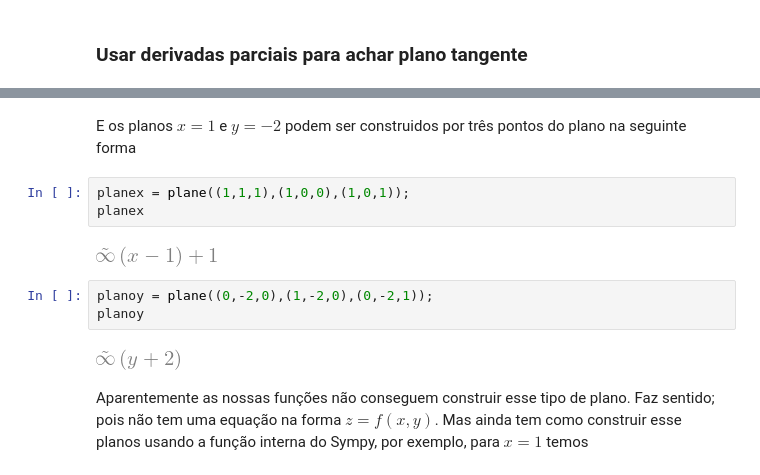
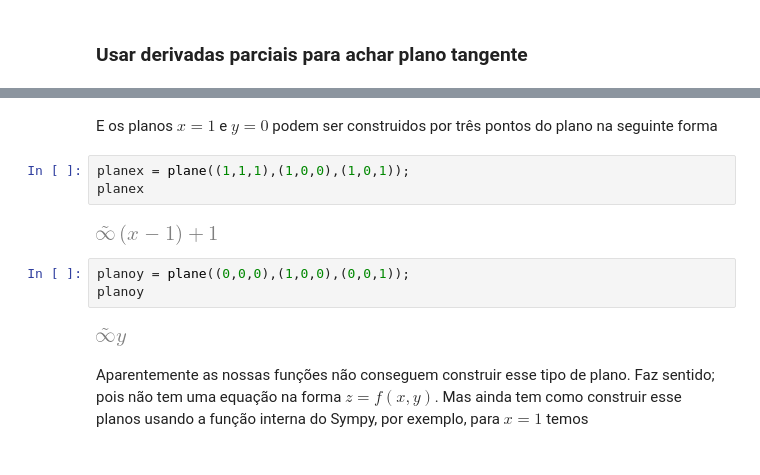
Before and after one commit to vnikoofard/vector-calculus-with-computer, a Jupyter notebook: Sympy/05-Notes-PT.ipynb, the cells around one changed output, grey strips where cells are left out. Cells and saved outputs as stored; diff of their text form.

```diff
--- a/Sympy/05-Notes-PT.ipynb
+++ b/Sympy/05-Notes-PT.ipynb
@@ -1207,17 +1209,17 @@ plt.show()
 [interactive output not drawn]
 [interactive output not drawn]
 # %% [markdown]
-E os planos $x = 1$ e $y = -2$ podem ser construidos por três pontos do plano na seguinte forma
+E os planos $x = 1$ e $y = 0$ podem ser construidos por três pontos do plano na seguinte forma
 # %%
 planex = plane((1,1,1),(1,0,0),(1,0,1));
 planex
 # %% [output]
 [figure]
 # %%
-planoy = plane((0,-2,0),(1,-2,0),(0,-2,1));
+planoy = plane((0,0,0),(1,0,0),(0,0,1));
 planoy
 # %% [output]
-[figure, old version]
+[figure, new version]
 # %% [markdown]
 Aparentemente as nossas funções não conseguem construir esse tipo de plano. Faz sentido; pois não tem uma equação na forma $z = f(x,y)$. Mas ainda tem como construir esse planos usando a função interna do Sympy, por exemplo, para $x=1$ temos
 # %%
```
Also changed, not shown: parts of 17 cells of this notebook, 2 other files.
